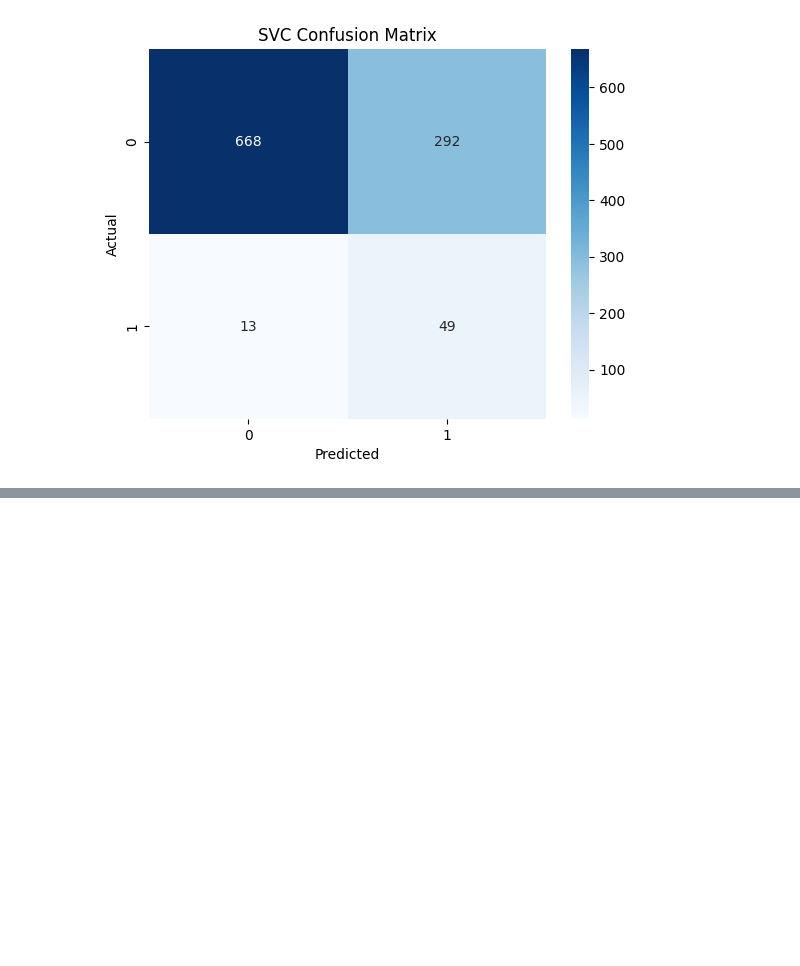
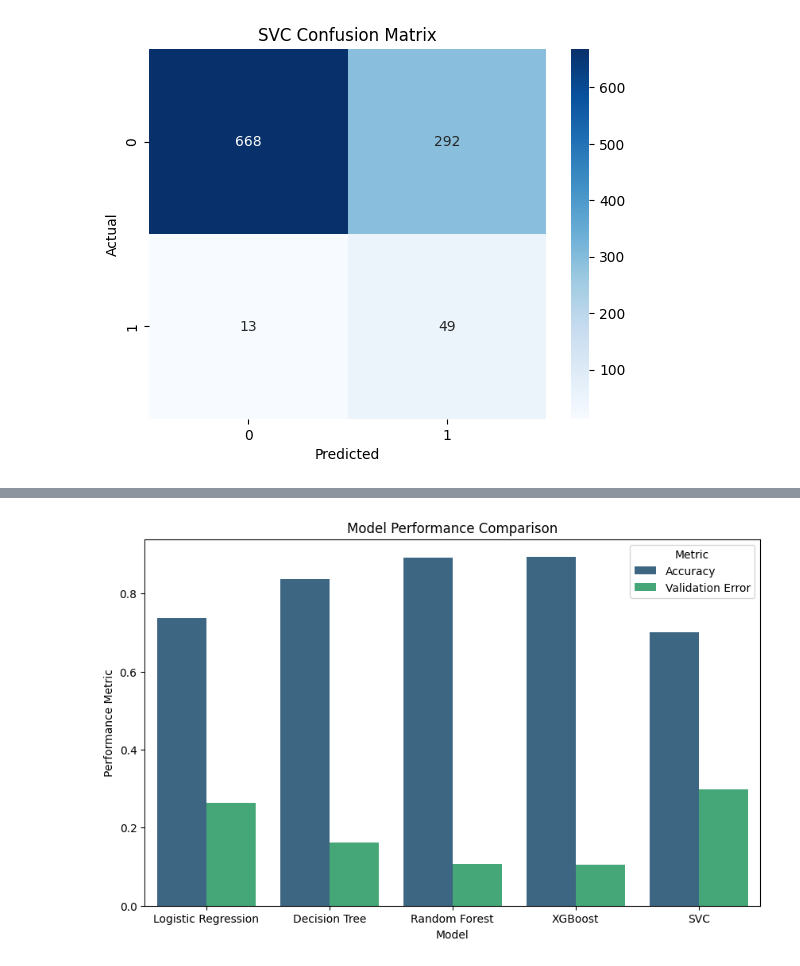
Before and after one commit to fodaa711/MohamedFouda, a Jupyter notebook: stroke.ipynb, the cells around one changed output, grey strips where cells are left out. Drawn from its saved outputs; the diff is of its cells as text; code cells hidden in the pictures; blank space fills up the shorter version.

```diff
--- a/stroke.ipynb
+++ b/stroke.ipynb
@@ -528,29 +528,3 @@ plt.ylabel('Actual')
 plt.show()
 # %% [output]
 [figure]
-# %%
-
-# Store model results in a list of dictionaries
-model_results = []
-model_results.append({'Model': 'Logistic Regression', 'Accuracy': accuracy, 'Validation Error': 1 - accuracy})
-model_results.append({'Model': 'Decision Tree', 'Accuracy': accuracy_dt, 'Validation Error': 1 - accuracy_dt})
-model_results.append({'Model': 'Random Forest', 'Accuracy': accuracy_rf, 'Validation Error': validation_error_rf})
-model_results.append({'Model': 'XGBoost', 'Accuracy': accuracy_xg, 'Validation Error': validation_error_xg})
-model_results.append({'Model': 'SVC', 'Accuracy': accuracy_svc, 'Validation Error': validation_error_svc})
-
-
-# Convert the list of dictionaries to a Pandas DataFrame
-model_results = pd.DataFrame(model_results)
-
-# Create a bar plot using Seaborn
-plt.figure(figsize=(10, 6))
-sns.barplot(x='Model', y='Accuracy', data=model_results, palette='viridis')
-plt.title('Model Accuracy Comparison')
-plt.ylabel('Accuracy')
-plt.show()
-
-plt.figure(figsize=(10, 6))
-sns.barplot(x='Model', y='Validation Error', data=model_results, palette='viridis')
-plt.title('Model Validation Error Comparison')
-plt.ylabel('Validation Error')
-plt.show()
@@ -565,0 +531,17 @@ Passing `palette` without assigning `hue` is deprecated and will be removed in v
+# %%
+# Transform your DataFrame to a long format if necessary
+import pandas as pd
+
+# Example DataFrame transformation
+model_results_long = pd.melt(model_results, id_vars=['Model'], value_vars=['Accuracy', 'Validation Error'],
+                              var_name='Metric', value_name='Value')
+
+# Create a bar plot with hue
+plt.figure(figsize=(10, 6))
+sns.barplot(x='Model', y='Value', hue='Metric', data=model_results_long, palette='viridis')
+plt.title('Model Performance Comparison')
+plt.ylabel('Performance Metric')
+plt.legend(title='Metric')
+plt.show()
+# %% [output]
+[figure, added]
```
Also changed, not shown: parts of 1 cell of this notebook.
